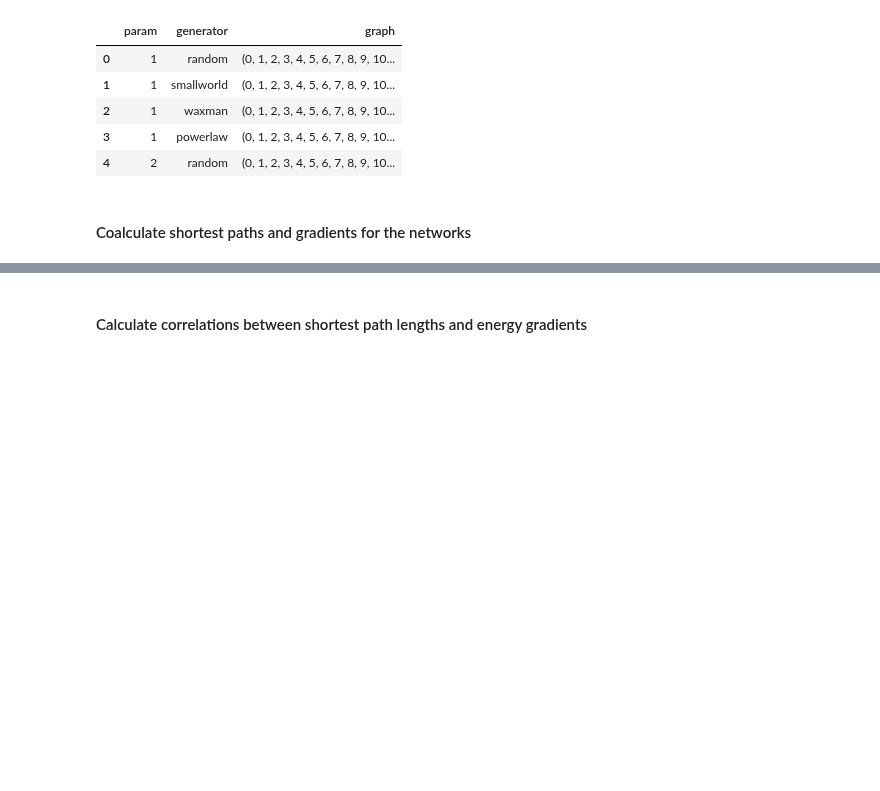
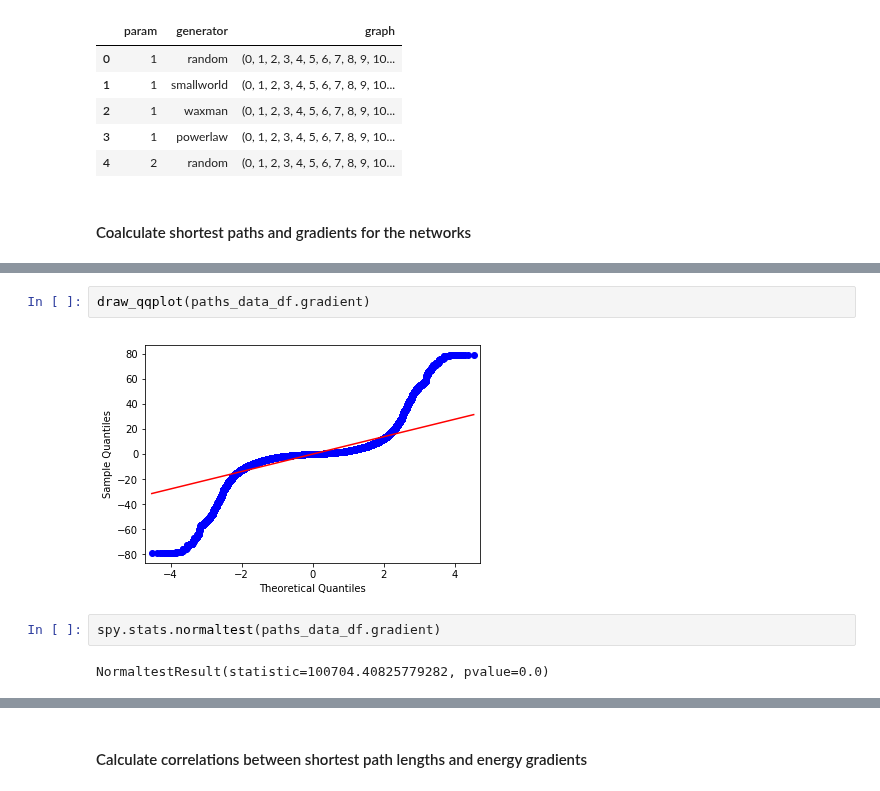
Before and after one commit to megaduks/entropy-complex-networks, a Jupyter notebook: networkentropy/experiments/Energy gradient correlations.ipynb, the cells around one changed output, grey strips where cells are left out. Drawn from its saved outputs; the diff is of its cells as text; blank space fills up the shorter version.

```diff
--- a/networkentropy/experiments/Energy gradient correlations.ipynb
+++ b/networkentropy/experiments/Energy gradient correlations.ipynb
@@ -107,0 +128,8 @@ paths_gradients_df.head()
+# %%
+draw_qqplot(paths_data_df.gradient)
+# %% [output]
+[figure, added]
+# %%
+spy.stats.normaltest(paths_data_df.gradient)
+# %% [output]
+NormaltestResult(statistic=100704.40825779282, pvalue=0.0)
```
Also changed, not shown: parts of 59 cells of this notebook, 2 other files.
